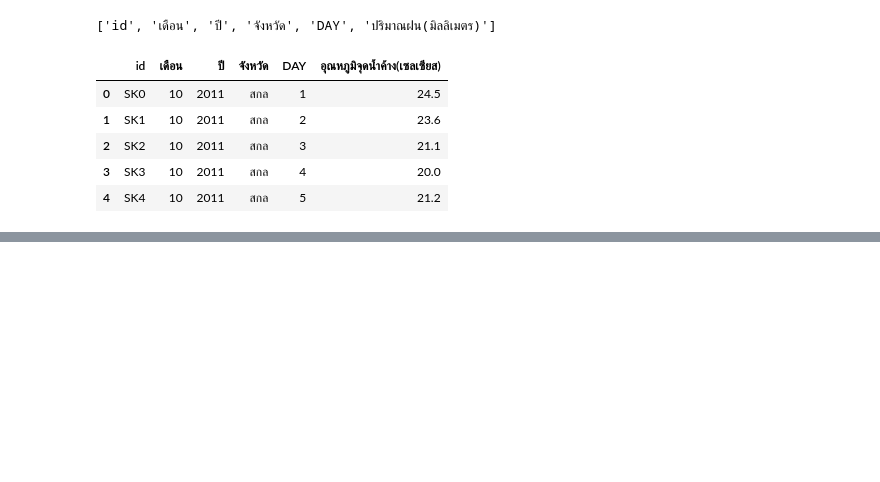
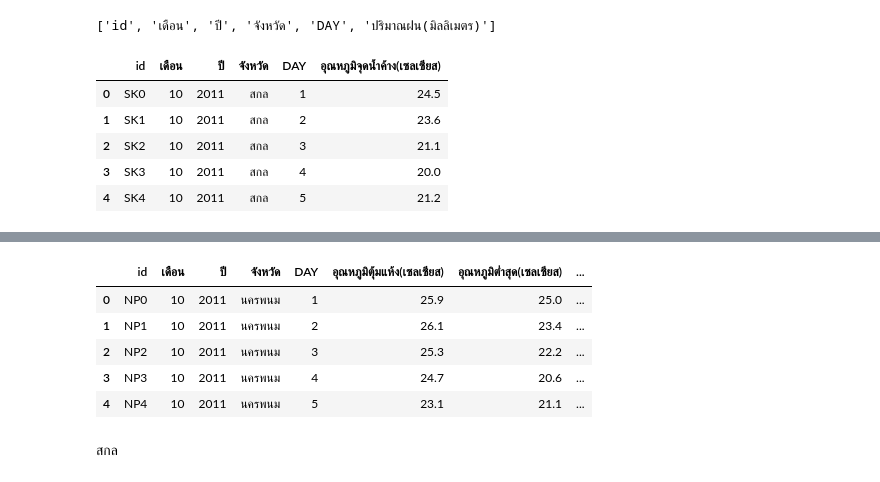
Before and after one commit to Tawanss/BSC_DPDM2023, a Jupyter notebook: midterm_bscdpdm23.ipynb, the cells around one changed output, grey strips where cells are left out. Drawn from its saved outputs; the diff is of its cells as text; code cells hidden in the pictures; blank space fills up the shorter version.

```diff
--- a/midterm_bscdpdm23.ipynb
+++ b/midterm_bscdpdm23.ipynb
@@ -758,0 +827,19 @@ Dew_temp_Sakon_mit.head()
+# %%
+joinNP1=pd.merge(Dry_temp_NakhonPhanom_mit,lower_temp_NakhonPhanom_mit,on='id')
+joinNP1_1 =pd.merge(joinNP1,Dew_temp_NakhonPhanom_mit,on='id')
+joinNP2=pd.merge(joinNP1_1,Airpressure_temp_NakhonPhanom_mit,on='id')
+joinNP3=pd.merge(joinNP2,Rhumidity_temp_NakhonPhanom_mit,on='id')
+joinNP3_1=pd.merge(joinNP3,Wind_velocity_NakhonPhanom_mit,on='id')
+joinNP4=pd.merge(joinNP3_1,Clouds_NakhonPhanom_mit,on='id')
+joinNP5=pd.merge(joinNP4,Rainfall_NakhonPhanom_mit,on='id')
+# %%
+joinNP5.head()
+# %% [output]
+|  | id | เดือน | ปี | จังหวัด | DAY | อุณหภูมิตุ้มแห้ง(เซลเซียส) | อุณหภูมิต่ำสุด(เซลเซียส) | ... |
+| 0 | NP0 | 10 | 2011 | นครพนม | 1 | 25.9 | 25.0 | ... |
+| 1 | NP1 | 10 | 2011 | นครพนม | 2 | 26.1 | 23.4 | ... |
+| 2 | NP2 | 10 | 2011 | นครพนม | 3 | 25.3 | 22.2 | ... |
+| 3 | NP3 | 10 | 2011 | นครพนม | 4 | 24.7 | 20.6 | ... |
+| 4 | NP4 | 10 | 2011 | นครพนม | 5 | 23.1 | 21.1 | ... |
+# %% [markdown]
+สกล
```
Also changed, not shown: parts of 27 cells of this notebook.
